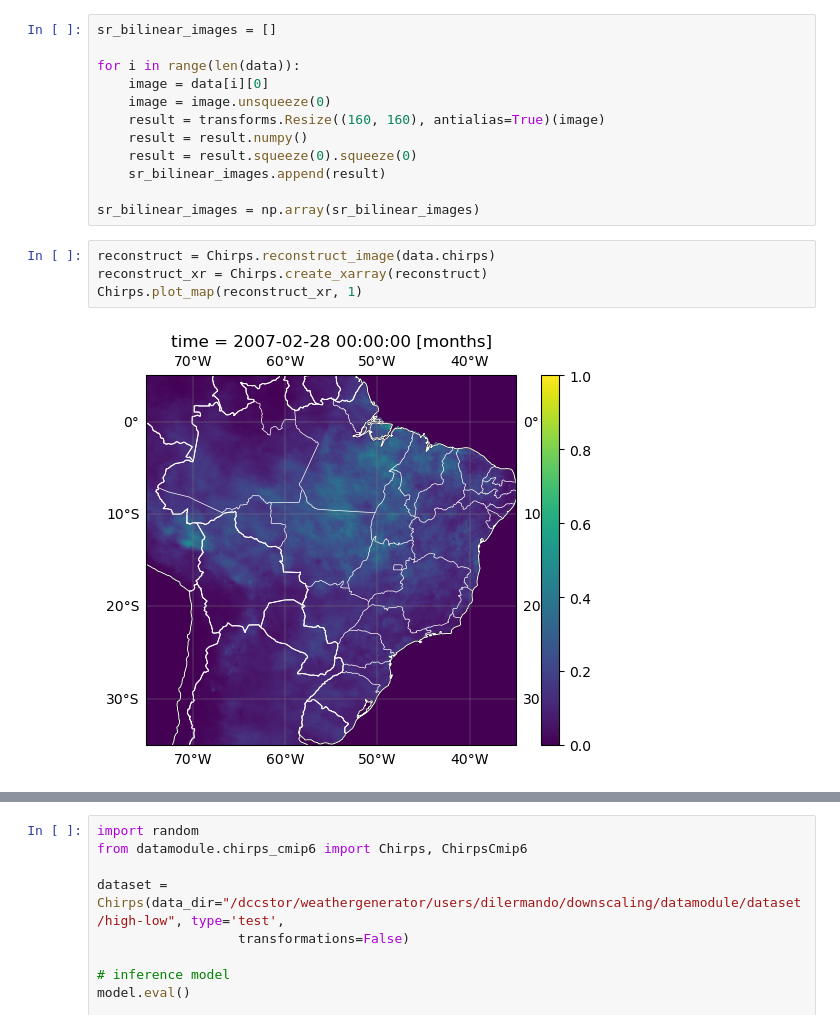
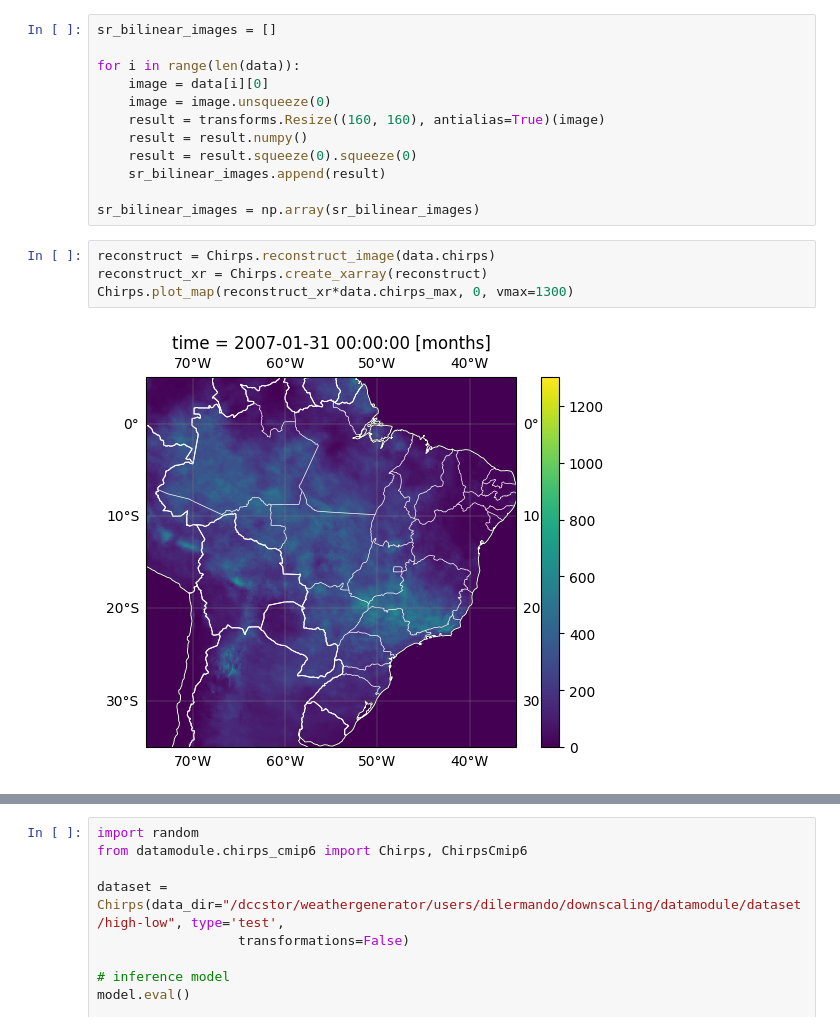
Before and after one commit to DilermandoQueiroz/downscaling, a Jupyter notebook: demo/results.ipynb, the cells around one changed output, grey strips where cells are left out. Saved outputs shown, nothing was run; the diff lists cells and outputs as text.

```diff
--- a/demo/results.ipynb
+++ b/demo/results.ipynb
@@ -59,6 +85,6 @@ sr_bilinear_images = np.array(sr_bilinear_images)
 # %%
 reconstruct = Chirps.reconstruct_image(data.chirps)
 reconstruct_xr = Chirps.create_xarray(reconstruct)
-Chirps.plot_map(reconstruct_xr, 1)
+Chirps.plot_map(reconstruct_xr*data.chirps_max, 0, vmax=1300)
 # %% [output]
-[figure, old version]
+[figure, new version]
```
Also changed, not shown: parts of 12 cells of this notebook, 4 other files.
